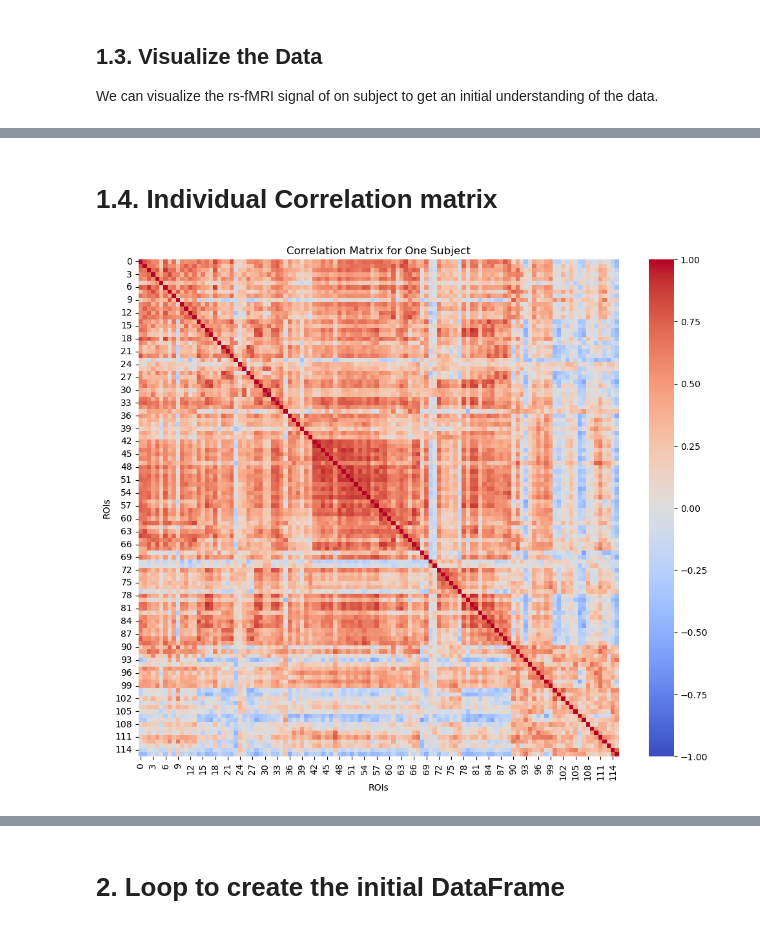
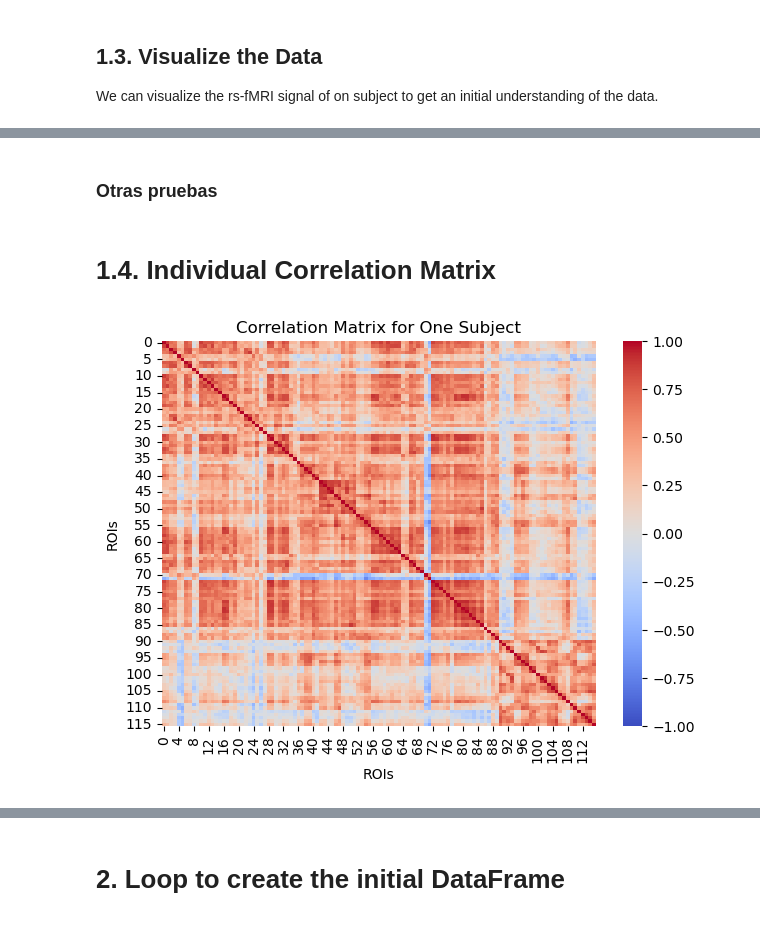
Before and after one commit to AgustinNR/BrainHack-BsAs-Humai-Team1, a Jupyter notebook: ADHD-fRMI-ROI-Classification-Project.ipynb, the cells around one changed output, grey strips where cells are left out. Cells and saved outputs as stored; diff of their text form; code cells hidden in the pictures.

```diff
--- a/ADHD-fRMI-ROI-Classification-Project.ipynb
+++ b/ADHD-fRMI-ROI-Classification-Project.ipynb
@@ -31,7 +31,7 @@ Requirement already satisfied: threadpoolctl>=2.0.0 in /home/agustinnr/miniconda
 
 We established the file path using the os library and loaded the downloaded ".1D" files using numpy.
 # %%
-import nibabel as nib
+import nilearn
 import numpy as np
 import pandas as pd
 import matplotlib.pyplot as plt
@@ -49,7 +49,7 @@ current_folder = os.getcwd()
 parent_folder = os.path.dirname(current_folder)
 
 # Ruta relativa al archivo .nii.gz
-relative_path = r'Dataset_ROIs_AAL_CCS_filt_noglobal/Pitt_0050009_rois_aal.1D'
+relative_path = r'Dataset_ROIs_AAL_CCS_filt_noglobal/Caltech_0051456_rois_aal.1D'
 
 # Construir la ruta completa usando os.path.join
 file_path = os.path.join(parent_folder, relative_path)
@@ -91,0 +121,2 @@ plt.show()
+# %% [markdown]
+### Otras pruebas
@@ -92,15 +125,15 @@ plt.show()
 # %% [markdown]
-# 1.4. Individual Correlation matrix
+# 1.4. Individual Correlation Matrix
 # %%
 # Calculate the correlation matrix
 correlation_matrix = np.corrcoef(time_series_data.T)  # Transpose so that rows represent different ROIs
 
 # Plot the correlation matrix using a heatmap
-plt.figure(figsize=(12, 10))
+plt.figure(figsize=(7, 5))
 sns.heatmap(correlation_matrix, annot=False, cmap='coolwarm', vmin=-1, vmax=1)
 plt.title('Correlation Matrix for One Subject')
 plt.xlabel('ROIs')
 plt.ylabel('ROIs')
 plt.show()
 # %% [output]
-[figure, old version]
+[figure, new version]
```
Also changed, not shown: parts of 12 cells of this notebook, 1 other file.
